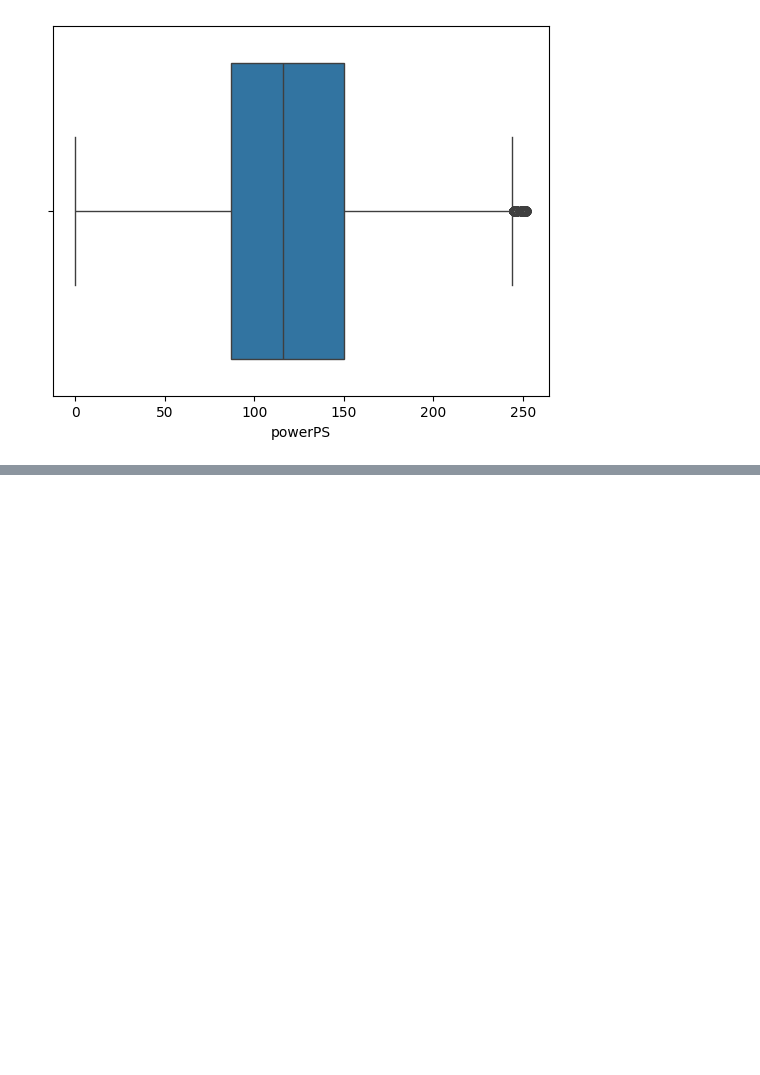
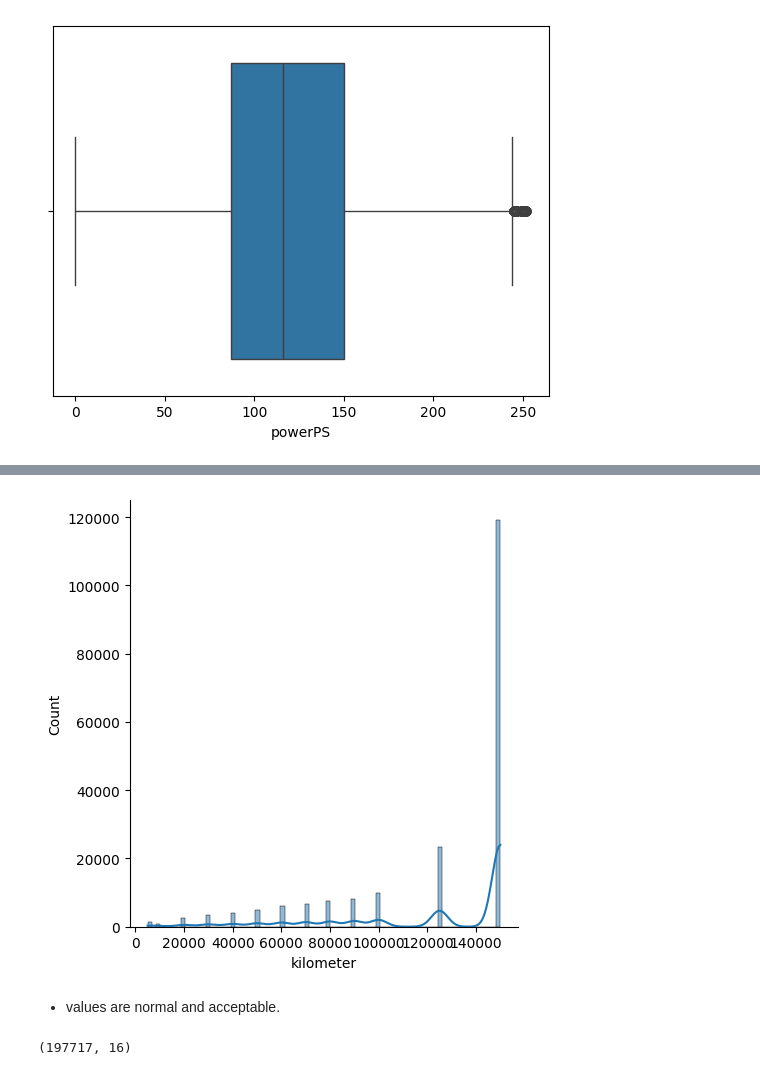
Before and after one commit to RamyGendy/CarPricePrediction, a Jupyter notebook: DataCleaning.ipynb, the cells around one changed output, grey strips where cells are left out. Drawn from its saved outputs; the diff is of its cells as text; code cells hidden in the pictures; blank space fills up the shorter version.

```diff
--- a/DataCleaning.ipynb
+++ b/DataCleaning.ipynb
@@ -444,2 +462,12 @@ sns.boxplot(x='powerPS', data=df_cleaned);
+# %%
+sns.displot(df_cleaned, x='kilometer', kde=True);
+# %% [output]
+[figure, added]
+# %% [markdown]
+- values are normal and acceptable.
+# %%
+df_cleaned.shape
+# %% [output]
+(197717, 16)
 # %%
 # Save dataframe as csv
```
Also changed, not shown: parts of 5 cells of this notebook.
